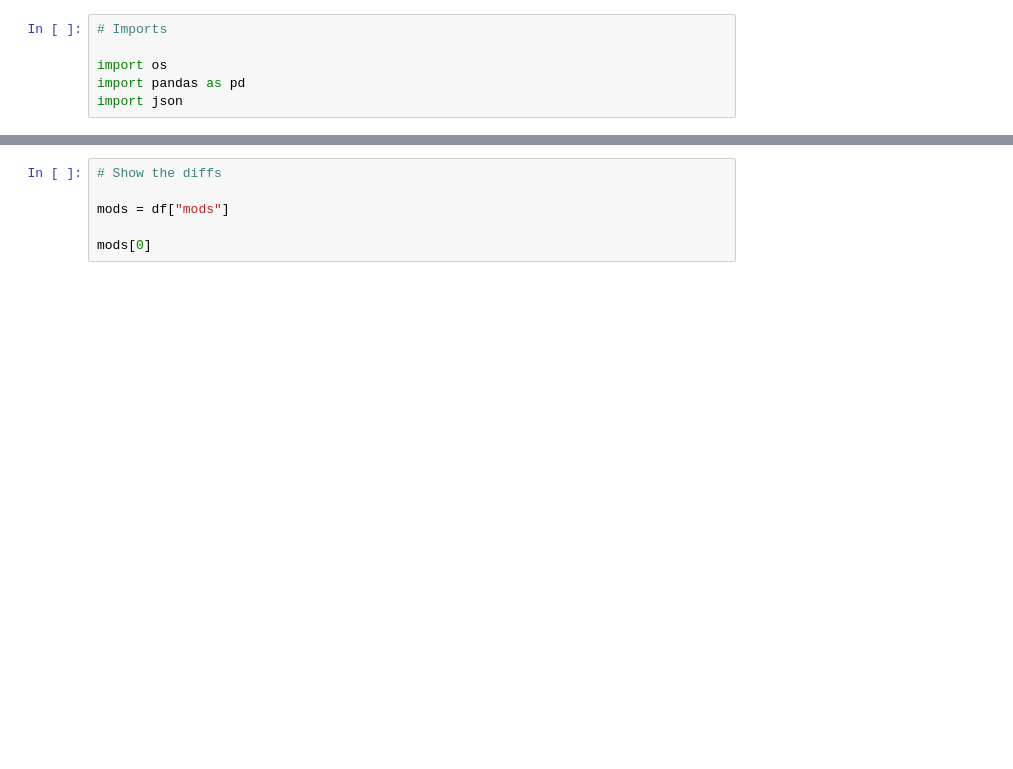
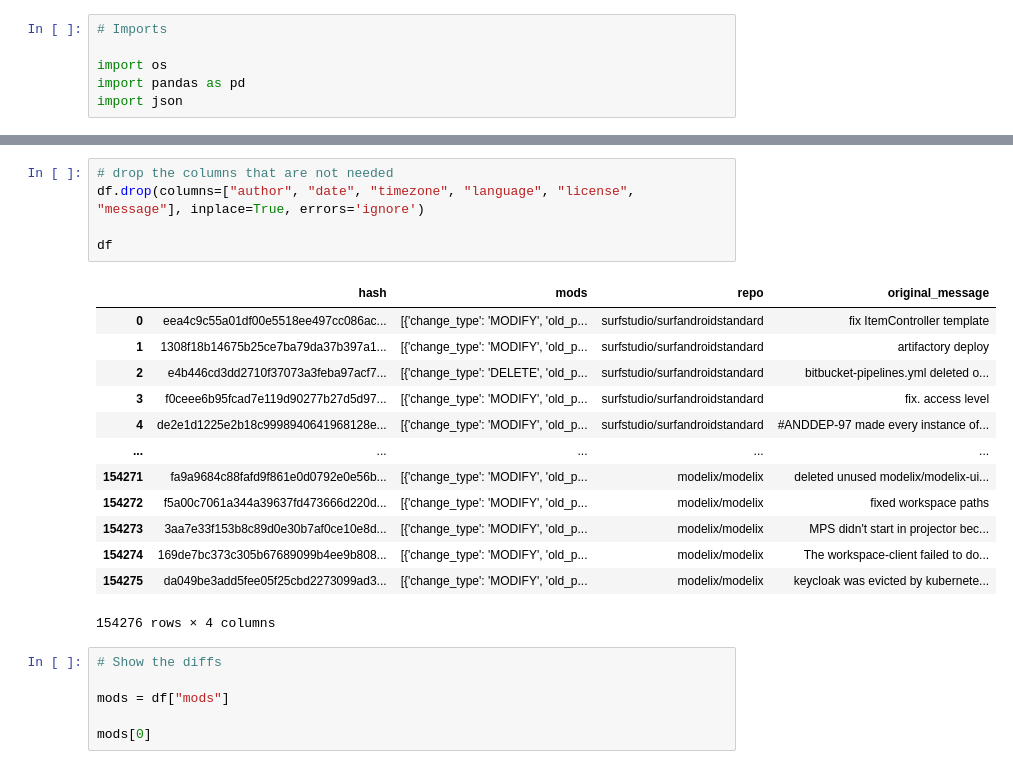
Before and after one commit to Enliven26/IF4092-Tugas-Akhir, a Jupyter notebook: src/program/dataset.ipynb, the cells around one changed output, grey strips where cells are left out. Cells and saved outputs as stored; diff of their text form; blank space fills up the shorter version.

```diff
--- a/src/program/dataset.ipynb
+++ b/src/program/dataset.ipynb
@@ -22,6 +23,25 @@ df.head(5)
 | 2 | 652323 | 26.01.2018 10:03:56 | 0 | e4b446cd3dd2710f37073a3feba97acf7... | bitbucket-pipelines.yml deleted o... | [{'change_type': 'DELETE', 'old_p... | Kotlin | Apache License 2.0 | surfstudio/surfandroidstandard | bitbucket-pipelines.yml deleted o... |
 | 3 | 652304 | 30.01.2018 17:46:06 | -10800 | f0ceee6b95fcad7e119d90277b27d5d97... | fix. access level | [{'change_type': 'MODIFY', 'old_p... | Kotlin | Apache License 2.0 | surfstudio/surfandroidstandard | fix. access level |
 | 4 | 652303 | 13.03.2018 11:59:28 | -10800 | de2e1d1225e2b18c9998940641968128e... | #ANDDEP-97 made every instance of... | [{'change_type': 'MODIFY', 'old_p... | Kotlin | Apache License 2.0 | surfstudio/surfandroidstandard | #ANDDEP-97 made every instance of... |
+# %%
+# drop the columns that are not needed
+df.drop(columns=["author", "date", "timezone", "language", "license", "message"], inplace=True, errors='ignore')
+
+df
+# %% [output]
+|  | hash | mods | repo | original_message |
+| 0 | eea4c9c55a01df00e5518ee497cc086ac... | [{'change_type': 'MODIFY', 'old_p... | surfstudio/surfandroidstandard | fix ItemController template |
+| 1 | 1308f18b14675b25ce7ba79da37b397a1... | [{'change_type': 'MODIFY', 'old_p... | surfstudio/surfandroidstandard | artifactory deploy |
+| 2 | e4b446cd3dd2710f37073a3feba97acf7... | [{'change_type': 'DELETE', 'old_p... | surfstudio/surfandroidstandard | bitbucket-pipelines.yml deleted o... |
+| 3 | f0ceee6b95fcad7e119d90277b27d5d97... | [{'change_type': 'MODIFY', 'old_p... | surfstudio/surfandroidstandard | fix. access level |
+| 4 | de2e1d1225e2b18c9998940641968128e... | [{'change_type': 'MODIFY', 'old_p... | surfstudio/surfandroidstandard | #ANDDEP-97 made every instance of... |
+| ... | ... | ... | ... | ... |
+| 154271 | fa9a9684c88fafd9f861e0d0792e0e56b... | [{'change_type': 'MODIFY', 'old_p... | modelix/modelix | deleted unused modelix/modelix-ui... |
+| 154272 | f5a00c7061a344a39637fd473666d220d... | [{'change_type': 'MODIFY', 'old_p... | modelix/modelix | fixed workspace paths |
+| 154273 | 3aa7e33f153b8c89d0e30b7af0ce10e8d... | [{'change_type': 'MODIFY', 'old_p... | modelix/modelix | MPS didn't start in projector bec... |
+| 154274 | 169de7bc373c305b67689099b4ee9b808... | [{'change_type': 'MODIFY', 'old_p... | modelix/modelix | The workspace-client failed to do... |
+| 154275 | da049be3add5fee05f25cbd2273099ad3... | [{'change_type': 'MODIFY', 'old_p... | modelix/modelix | keycloak was evicted by kubernete... |
+154276 rows × 4 columns
 # %%
 # Show the diffs
 
```
Also changed, not shown: parts of 10 cells of this notebook, 5 other files.
